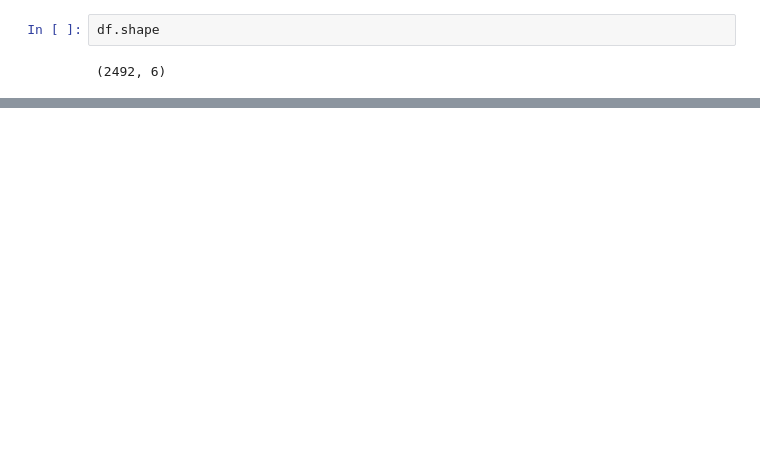
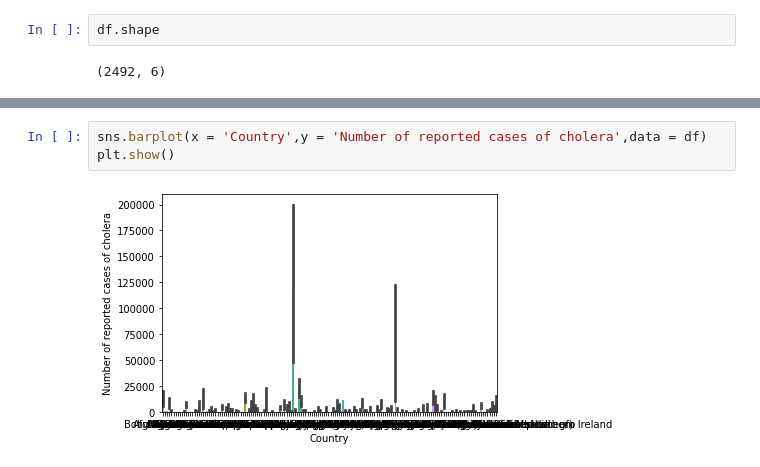
Before and after one commit to vipinkatara/Cholera-EDA, a Jupyter notebook: Cholera-EDA.ipynb, the cells around one changed output, grey strips where cells are left out. Drawn from its saved outputs; the diff is of its cells as text; blank space fills up the shorter version.

```diff
--- a/Cholera-EDA.ipynb
+++ b/Cholera-EDA.ipynb
@@ -59,0 +114,5 @@ plt.show()
+# %%
+sns.barplot(x = 'Country',y = 'Number of reported cases of cholera',data = df)
+plt.show()
+# %% [output]
+[figure, added]
```
Also changed, not shown: parts of 17 cells of this notebook.
